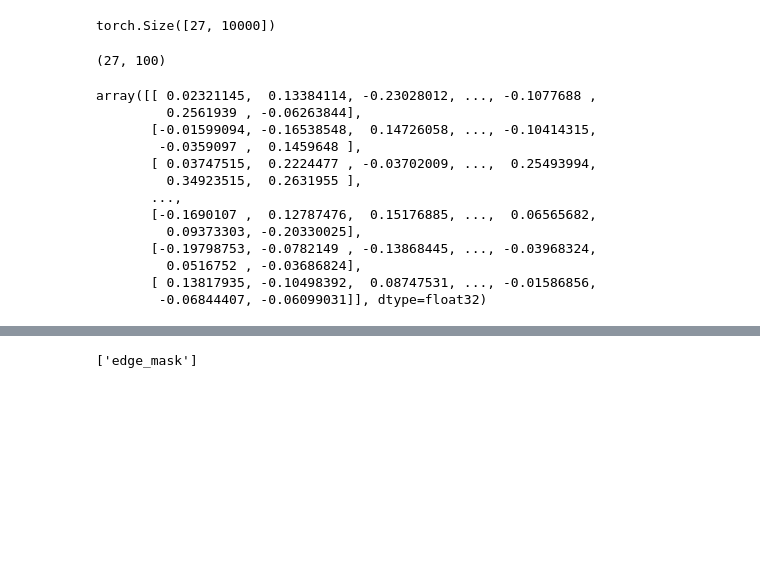
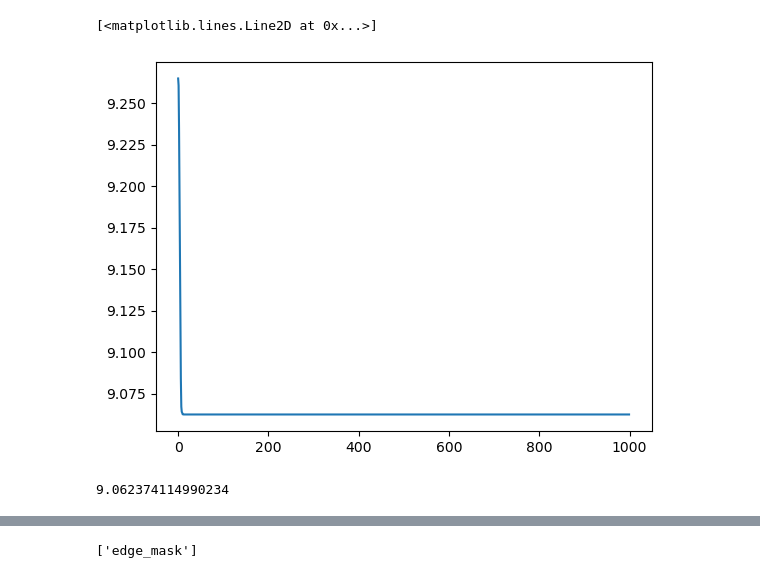
Before and after one commit to AmoghSingh25/Structure_Learning_L65, a Jupyter notebook: Reconstruct_Attention.ipynb, the cells around one changed output, grey strips where cells are left out. Saved outputs shown, nothing was run; the diff lists cells and outputs as text; code cells hidden in the pictures; blank space fills up the shorter version.

```diff
--- a/Reconstruct_Attention.ipynb
+++ b/Reconstruct_Attention.ipynb
@@ -138,28 +165,13 @@ for e in tqdm(range(100)):
     losses.append(loss1.item())
-# %%
-model(data.x, data.edge_index).shape
-# %% [output]
-torch.Size([27, 10000])
-# %%
-model.conv1.att_dst.detach().numpy()[0].shape
-# %% [output]
-(27, 100)
-# %%
-model.conv1.att_dst.detach().numpy()[0]
-# %% [output]
-array([[ 0.02321145,  0.13384114, -0.23028012, ..., -0.1077688 ,
-         0.2561939 , -0.06263844],
-       [-0.01599094, -0.16538548,  0.14726058, ..., -0.10414315,
-        -0.0359097 ,  0.1459648 ],
-       [ 0.03747515,  0.2224477 , -0.03702009, ...,  0.25493994,
-         0.34923515,  0.2631955 ],
-       ...,
-       [-0.1690107 ,  0.12787476,  0.15176885, ...,  0.06565682,
-         0.09373303, -0.20330025],
-       [-0.19798753, -0.0782149 , -0.13868445, ..., -0.03968324,
-         0.0516752 , -0.03686824],
-       [ 0.13817935, -0.10498392,  0.08747531, ..., -0.01586856,
-        -0.06844407, -0.06099031]], dtype=float32)
+# %%
+plt.plot(losses)
+# %% [output]
+[<matplotlib.lines.Line2D at 0x...>]
+[figure, added]
+# %%
+min(losses)
+# %% [output]
+9.062374114990234
 # %%
 plt.imshow(model.conv1.att_dst.detach().numpy()[0])
 # %% [output]
```
Also changed, not shown: parts of 42 cells of this notebook.
